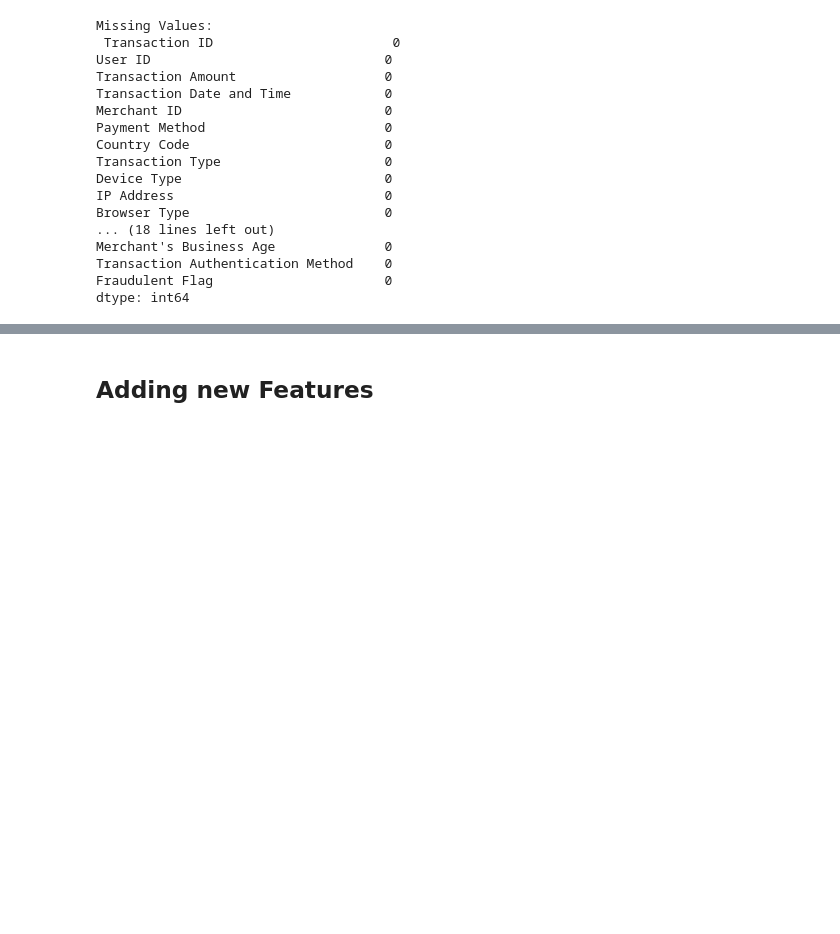
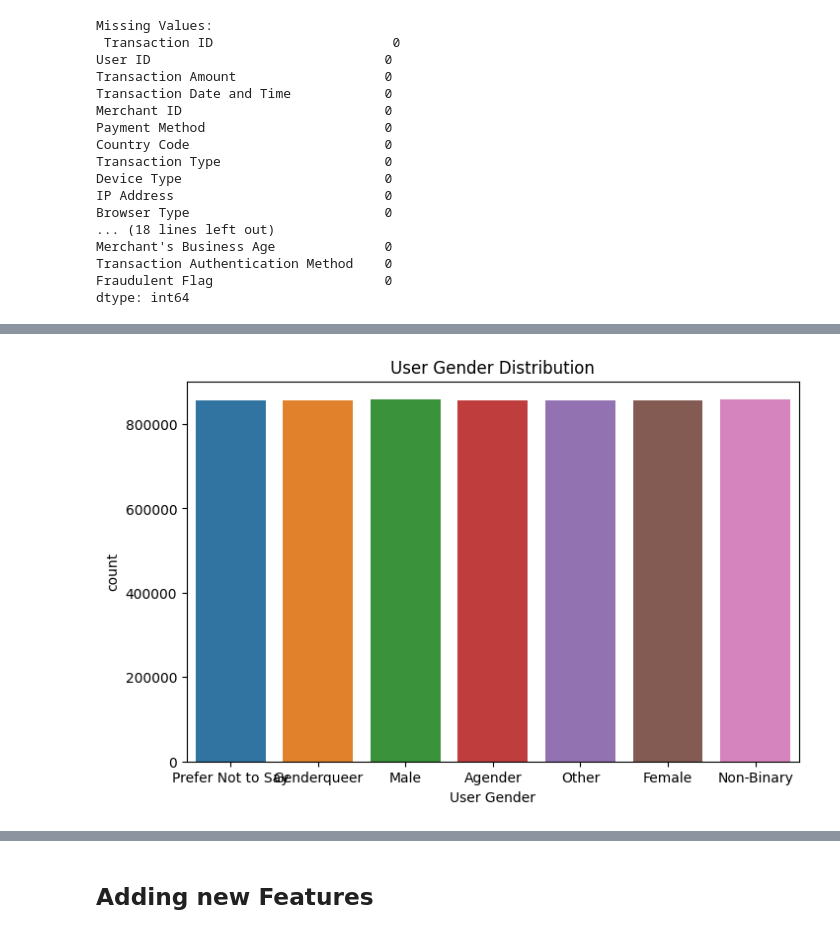
Before and after one commit to Kennedy87670/DatafestAfrica2023_Fruad_Detection_system, a Jupyter notebook: Fraud_Detection.ipynb, the cells around one changed output, grey strips where cells are left out. Saved outputs shown, nothing was run; the diff lists cells and outputs as text; code cells hidden in the pictures; blank space fills up the shorter version.

```diff
--- a/Fraud_Detection.ipynb
+++ b/Fraud_Detection.ipynb
@@ -207,0 +264,8 @@ dtype: int64
+# %%
+# Gender Distrribution
+plt.figure(figsize=(8, 5))
+sns.countplot(data=data, x='User Gender' )
+plt.title('User Gender Distribution')
+plt.show()
+# %% [output]
+[figure, added]
```
Also changed, not shown: parts of 28 cells of this notebook.
